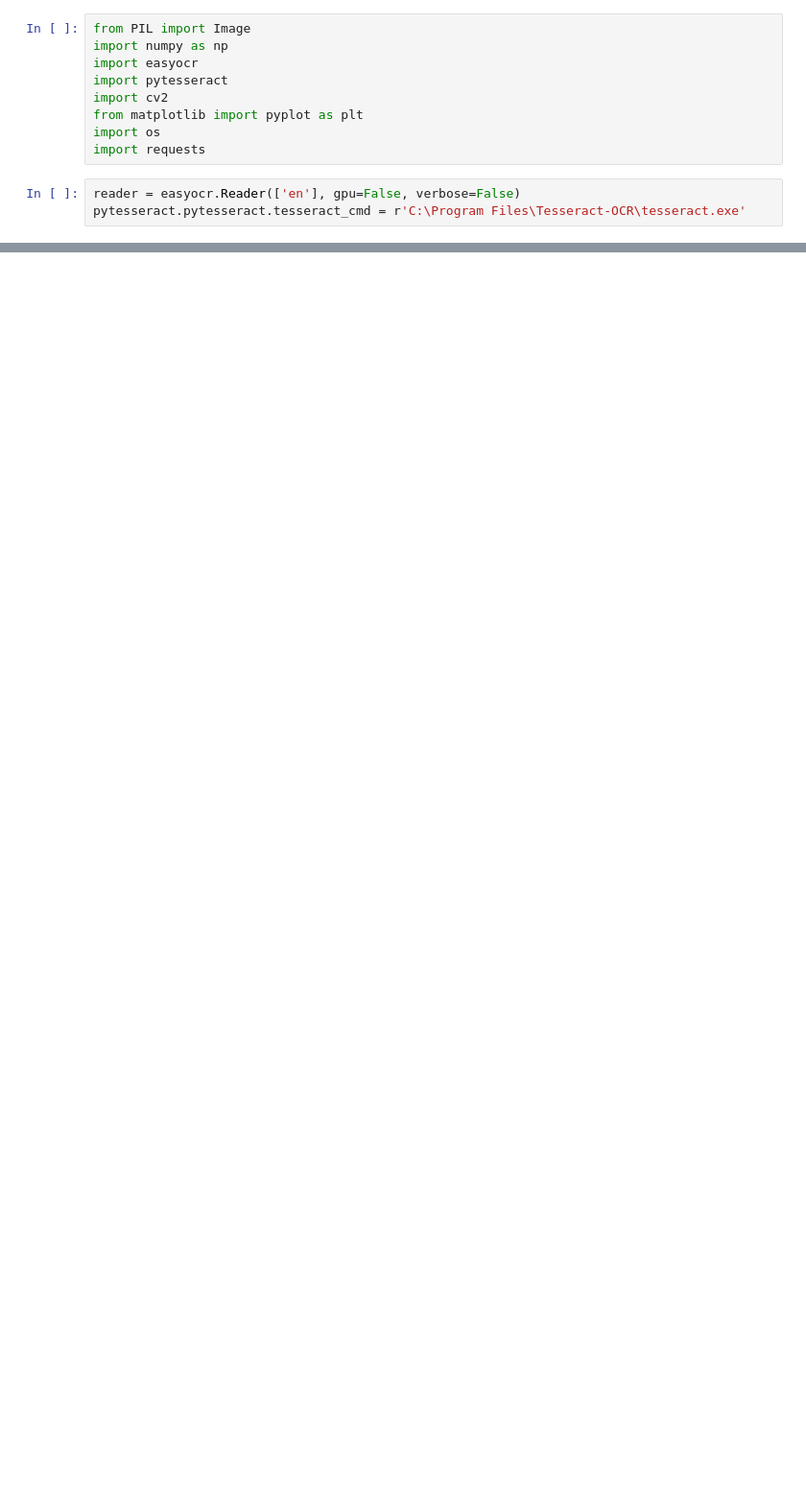
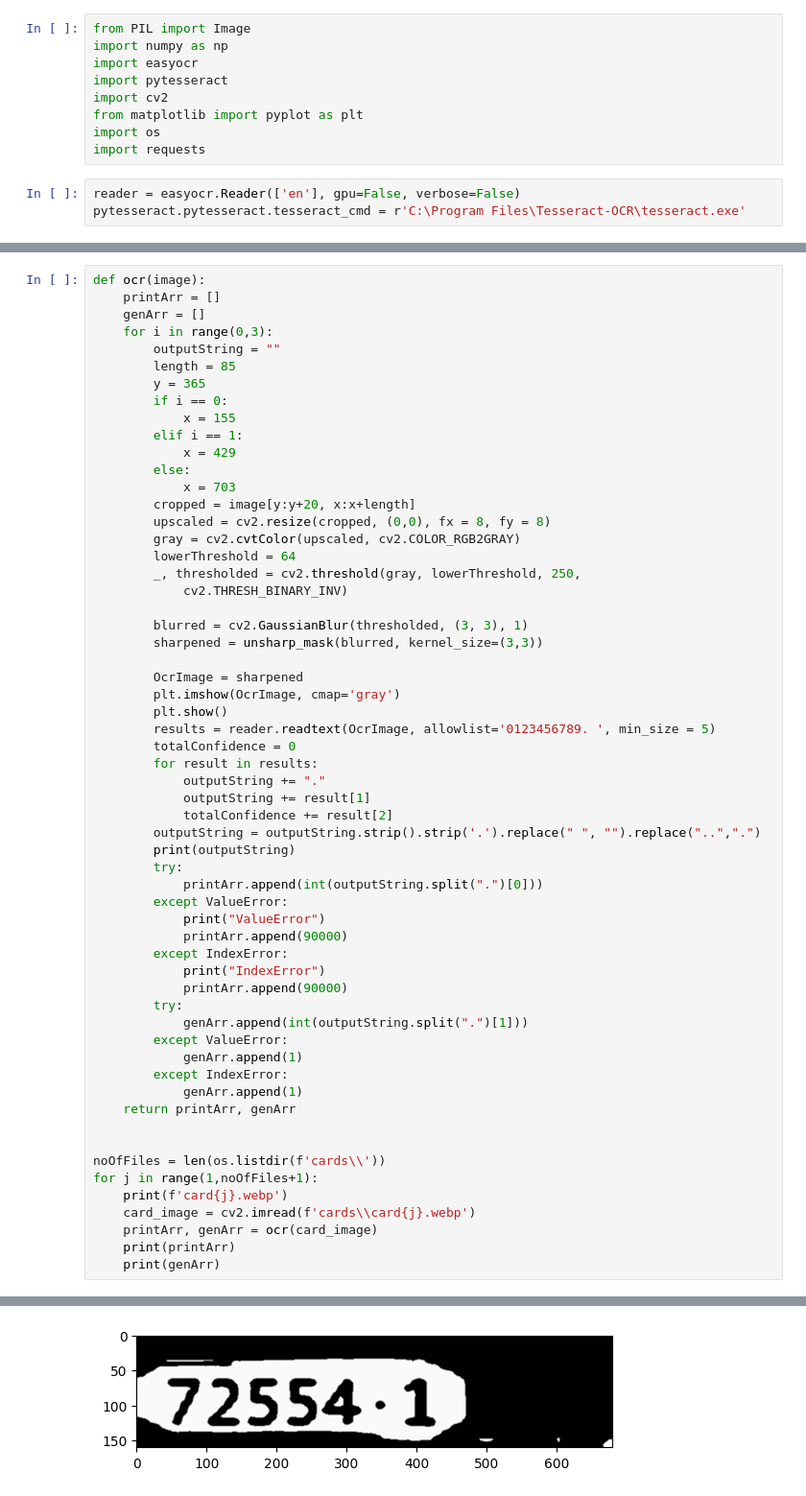
Before and after one commit to soham004/KarutaAutomation, a Jupyter notebook: imagemanipylation.ipynb, the cells around one changed output, grey strips where cells are left out. Shown at 96% size. Drawn from its saved outputs; the diff is of its cells as text; blank space fills up the shorter version.

Commit message:
extracted and implemented gen numbers to select best card

```diff
--- a/imagemanipylation.ipynb
+++ b/imagemanipylation.ipynb
@@ -93,0 +71,60 @@ print(card_num)
+# %%
+def ocr(image):
+    printArr = []
+    genArr = []
+    for i in range(0,3):
+        outputString = ""
+        length = 85
+        y = 365
+        if i == 0:
+            x = 155
+        elif i == 1:
+            x = 429
+        else:
+            x = 703
+        cropped = image[y:y+20, x:x+length]
+        upscaled = cv2.resize(cropped, (0,0), fx = 8, fy = 8)
+        gray = cv2.cvtColor(upscaled, cv2.COLOR_RGB2GRAY)
+        lowerThreshold = 64
+        _, thresholded = cv2.threshold(gray, lowerThreshold, 250,
+            cv2.THRESH_BINARY_INV)
+
+        blurred = cv2.GaussianBlur(thresholded, (3, 3), 1)
+        sharpened = unsharp_mask(blurred, kernel_size=(3,3))
+
+        OcrImage = sharpened
+        plt.imshow(OcrImage, cmap='gray')
+        plt.show()
+        results = reader.readtext(OcrImage, allowlist='0123456789. ', min_size = 5)
+        totalConfidence = 0
+        for result in results:
+            outputString += "."
+            outputString += result[1]
+            totalConfidence += result[2]
+        outputString = outputString.strip().strip('.').replace(" ", "").replace("..",".")
+        print(outputString)
+        try:
+            printArr.append(int(outputString.split(".")[0]))
+        except ValueError:
+            print("ValueError")
+            printArr.append(90000)
+        except IndexError:
+            print("IndexError")
+            printArr.append(90000)
+        try:
+            genArr.append(int(outputString.split(".")[1]))
+        except ValueError:
+            genArr.append(1)
+        except IndexError:
+            genArr.append(1)
+    return printArr, genArr
+
+
+noOfFiles = len(os.listdir(f'cards\\'))
+for j in range(1,noOfFiles+1):
+    print(f'card{j}.webp')
+    card_image = cv2.imread(f'cards\\card{j}.webp')
+    printArr, genArr = ocr(card_image)
+    print(printArr)
+    print(genArr)
+# %% [output]
@@ -93,0 +132 @@ print(card_num)
+[figure, added]
```
Also changed, not shown: parts of 4 cells of this notebook, 24 other files.
